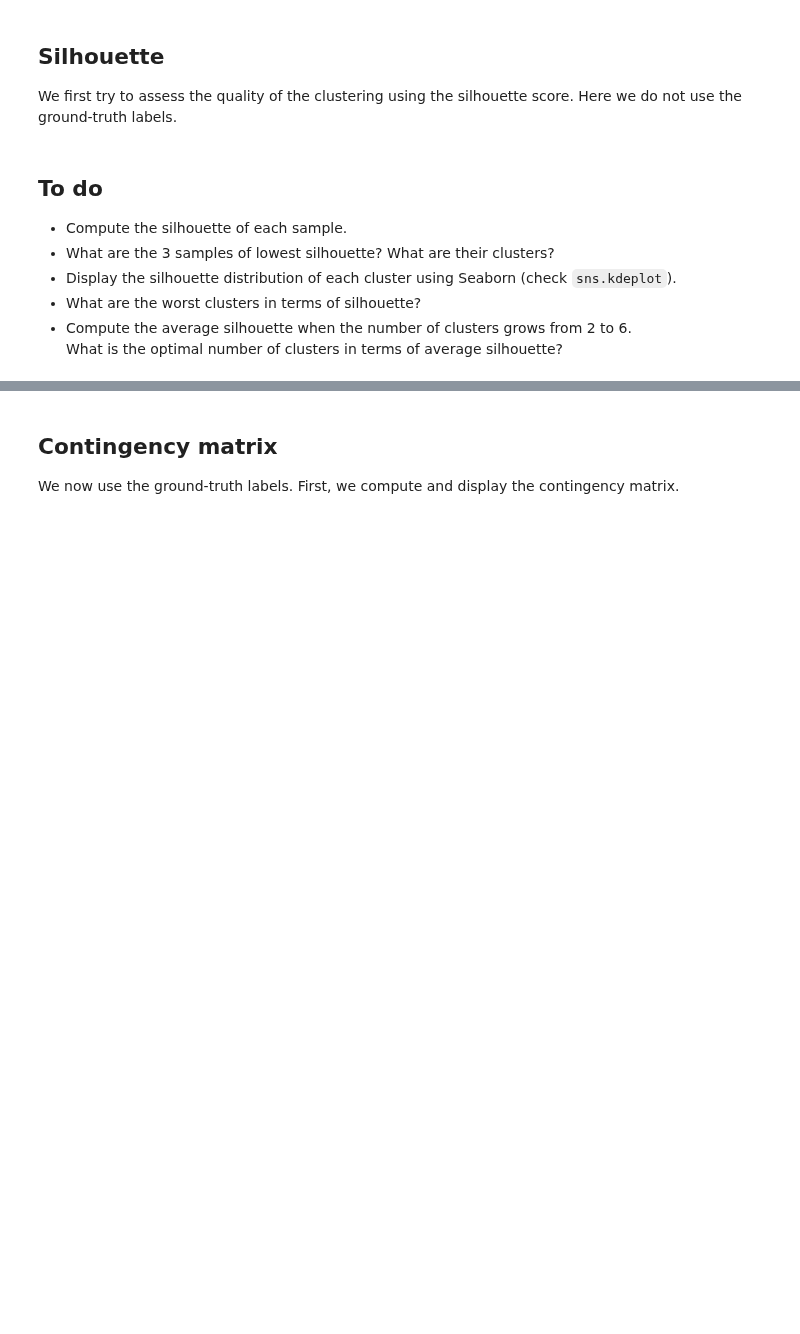
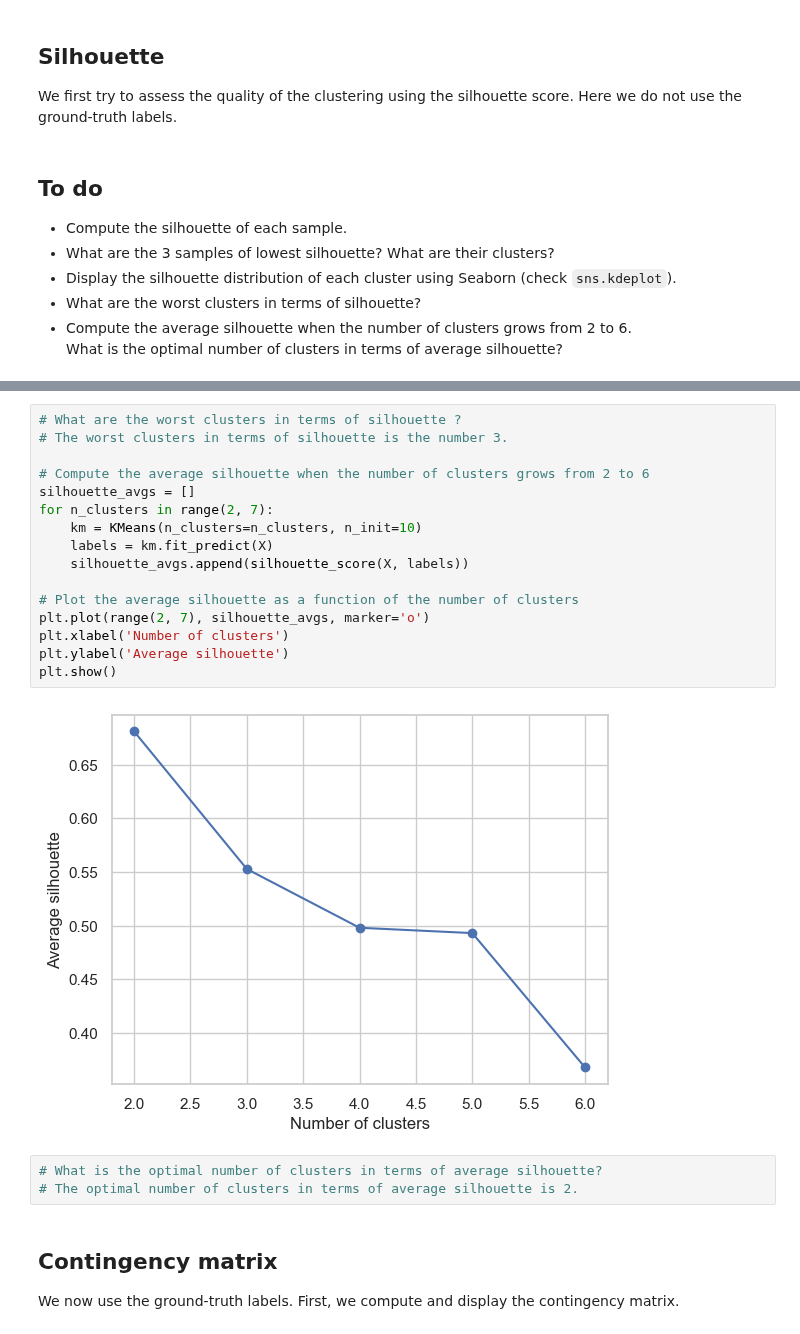
Before and after one commit to pralban/Machine-learning, a Jupyter notebook: TP9 Clustering/1_metrics.ipynb, the cells around one changed output, grey strips where cells are left out. Cells and saved outputs as stored; diff of their text form; blank space fills up the shorter version.

```diff
--- a/TP9 Clustering/1_metrics.ipynb
+++ b/TP9 Clustering/1_metrics.ipynb
@@ -70,3 +123,24 @@ What is the optimal number of clusters in terms of average silhouette?
+# %%
+# What are the worst clusters in terms of silhouette ?
+# The worst clusters in terms of silhouette is the number 3.
+
+# Compute the average silhouette when the number of clusters grows from 2 to 6
+silhouette_avgs = []
+for n_clusters in range(2, 7):
+    km = KMeans(n_clusters=n_clusters, n_init=10)
+    labels = km.fit_predict(X)
+    silhouette_avgs.append(silhouette_score(X, labels))
+
+# Plot the average silhouette as a function of the number of clusters
+plt.plot(range(2, 7), silhouette_avgs, marker='o')
+plt.xlabel('Number of clusters')
+plt.ylabel('Average silhouette')
+plt.show()
+# %% [output]
+[figure, added]
+# %%
+# What is the optimal number of clusters in terms of average silhouette?
+# The optimal number of clusters in terms of average silhouette is 2.
 # %% [markdown]
 ## Contingency matrix
 
```
Also changed, not shown: parts of 11 cells of this notebook.
